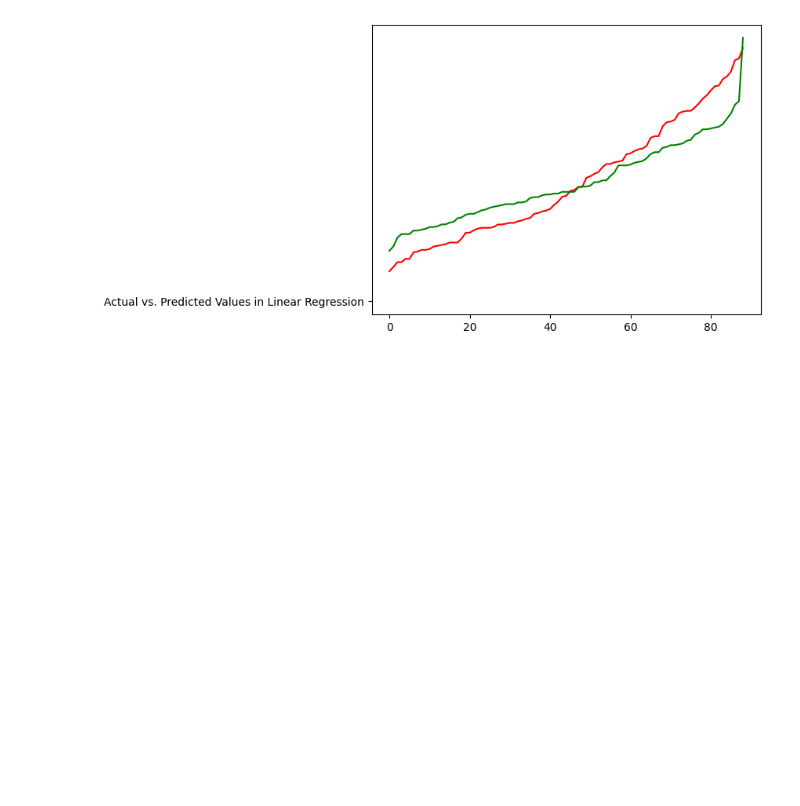
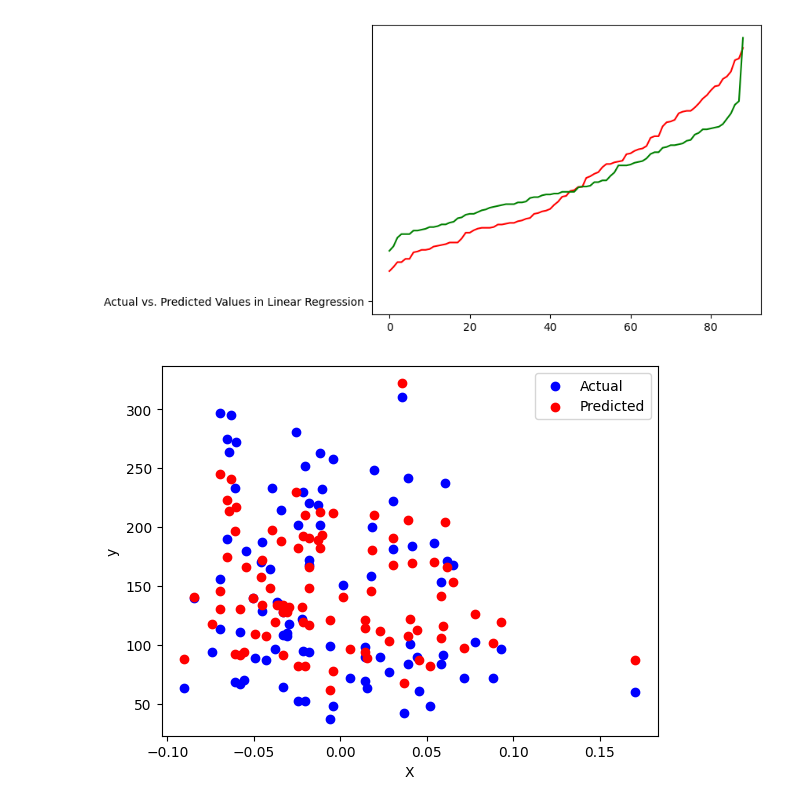
Before and after one commit to Prakash2321/PrakashCSM, a Jupyter notebook: Lasso&Ridge.ipynb, the cells around one changed output. Drawn from its saved outputs; the diff is of its cells as text; code cells hidden in the pictures; blank space fills up the shorter version.

```diff
--- a/Lasso&Ridge.ipynb
+++ b/Lasso&Ridge.ipynb
@@ -26,3 +27,15 @@ plt.plot('Actual vs. Predicted Values in Linear Regression')
 plt.show()
 # %% [output]
 [figure]
+# %%
+r2 = r2_score(y_test, y_pred)
+mae = mean_absolute_error(y_test, y_pred)
+rmse = np.sqrt(mean_squared_error(y_test, y_pred))
+plt.scatter(X_test, y_test, color='blue', label='Actual')
+plt.scatter(X_test, y_pred, color='red', label='Predicted')
+plt.xlabel('X')
+plt.ylabel('y')
+plt.legend()
+plt.show()
+# %% [output]
+[figure, added]
```
Also changed, not shown: parts of 1 cell of this notebook.
